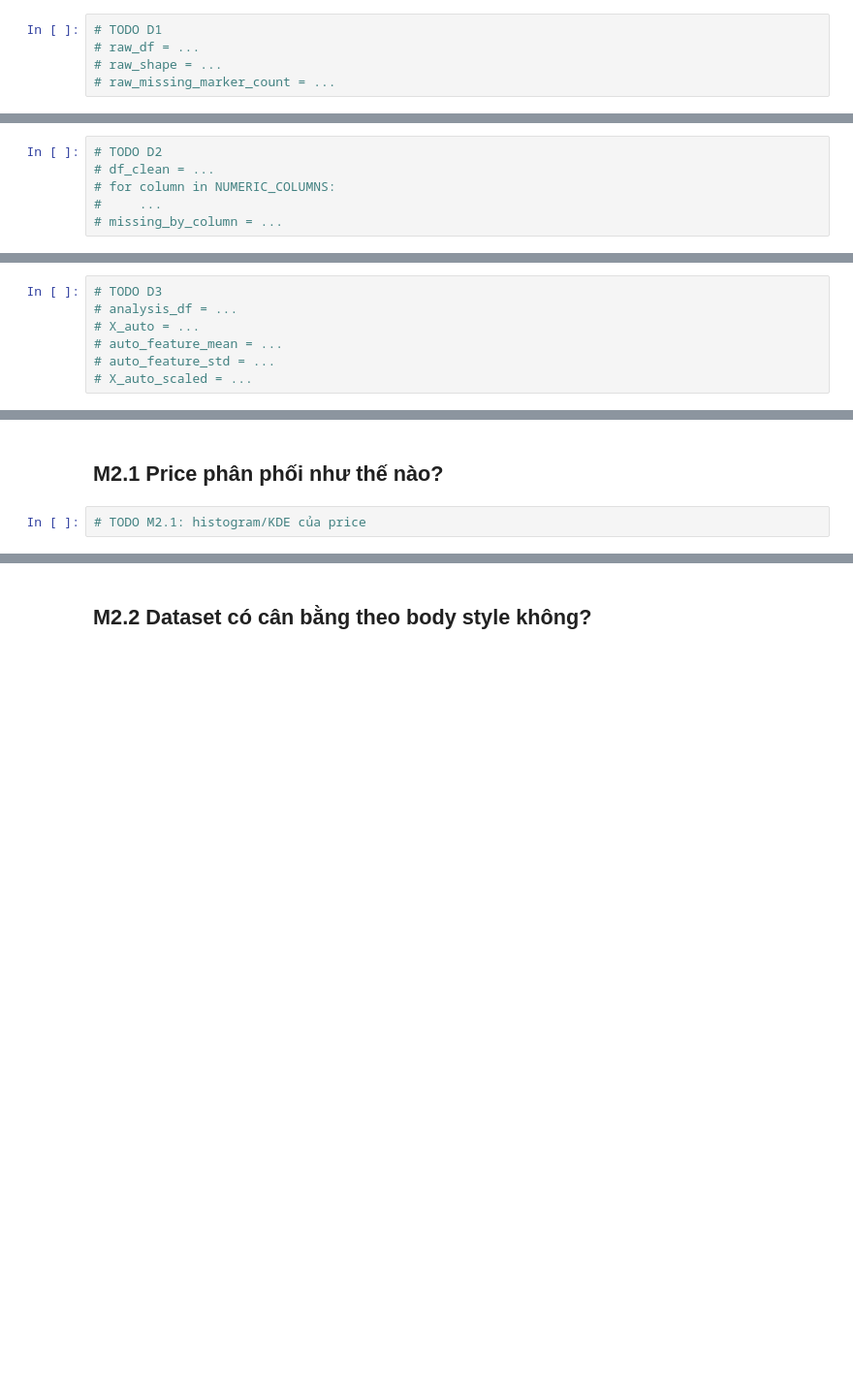
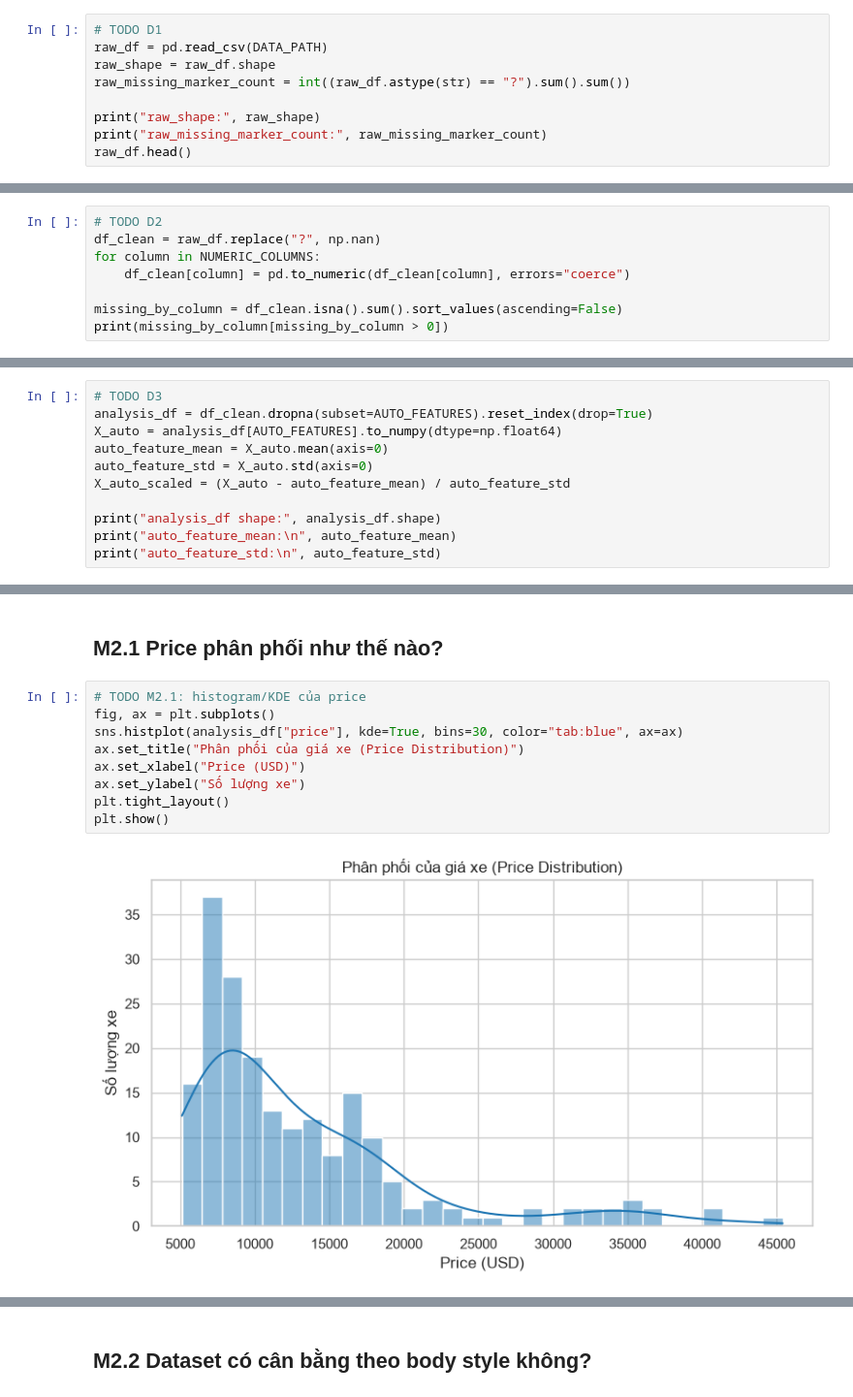
Before and after one commit to Thiennguyenut/mliot-pyml-2026-hw, a Jupyter notebook: week02/numpy-pandas-eda-hw/numpy_pandas_eda_hw.ipynb, the cells around one changed output, grey strips where cells are left out. Shown at 97% size. Cells and saved outputs as stored; diff of their text form; blank space fills up the shorter version.

```diff
--- a/week02/numpy-pandas-eda-hw/numpy_pandas_eda_hw.ipynb
+++ b/week02/numpy-pandas-eda-hw/numpy_pandas_eda_hw.ipynb
@@ -249,6 +251,10 @@ Load dữ liệu sao cho dấu `?` vẫn là chuỗi để quan sát ảnh hư
 - `raw_missing_marker_count`: tổng số dấu `?`.
 # %%
 # TODO D1
-# raw_df = ...
-# raw_shape = ...
-# raw_missing_marker_count = ...
+raw_df = pd.read_csv(DATA_PATH)
+raw_shape = raw_df.shape
+raw_missing_marker_count = int((raw_df.astype(str) == "?").sum().sum())
+
+print("raw_shape:", raw_shape)
+print("raw_missing_marker_count:", raw_missing_marker_count)
+raw_df.head()
@@ -264,7 +280,9 @@ Load dữ liệu sao cho dấu `?` vẫn là chuỗi để quan sát ảnh hư
 NUMERIC_COLUMNS = ['symboling', 'normalized_losses', 'wheel_base', 'length', 'width', 'height', 'curb_weight', 'engine_size', 'bore', 'stroke', 'compression_ratio', 'horsepower', 'peak_rpm', 'city_mpg', 'highway_mpg', 'price']
 # %%
 # TODO D2
-# df_clean = ...
-# for column in NUMERIC_COLUMNS:
-#     ...
-# missing_by_column = ...
+df_clean = raw_df.replace("?", np.nan)
+for column in NUMERIC_COLUMNS:
+    df_clean[column] = pd.to_numeric(df_clean[column], errors="coerce")
+
+missing_by_column = df_clean.isna().sum().sort_values(ascending=False)
+print(missing_by_column[missing_by_column > 0])
@@ -295,8 +324,12 @@ sáu cột, sau đó chuyển sang `float64` NumPy array và chuẩn hóa theo f
 AUTO_FEATURES = ['curb_weight', 'engine_size', 'horsepower', 'city_mpg', 'highway_mpg', 'price']
 # %%
 # TODO D3
-# analysis_df = ...
-# X_auto = ...
-# auto_feature_mean = ...
-# auto_feature_std = ...
-# X_auto_scaled = ...
+analysis_df = df_clean.dropna(subset=AUTO_FEATURES).reset_index(drop=True)
+X_auto = analysis_df[AUTO_FEATURES].to_numpy(dtype=np.float64)
+auto_feature_mean = X_auto.mean(axis=0)
+auto_feature_std = X_auto.std(axis=0)
+X_auto_scaled = (X_auto - auto_feature_mean) / auto_feature_std
+
+print("analysis_df shape:", analysis_df.shape)
+print("auto_feature_mean:\n", auto_feature_mean)
+print("auto_feature_std:\n", auto_feature_std)
@@ -337,4 +412,13 @@ Mỗi biểu đồ cần:
 ## M2.1 Price phân phối như thế nào?
 # %%
 # TODO M2.1: histogram/KDE của price
+fig, ax = plt.subplots()
+sns.histplot(analysis_df["price"], kde=True, bins=30, color="tab:blue", ax=ax)
+ax.set_title("Phân phối của giá xe (Price Distribution)")
+ax.set_xlabel("Price (USD)")
+ax.set_ylabel("Số lượng xe")
+plt.tight_layout()
+plt.show()
+# %% [output]
+[figure, added]
 # %% [markdown]
```
Also changed, not shown: parts of 20 cells of this notebook.
